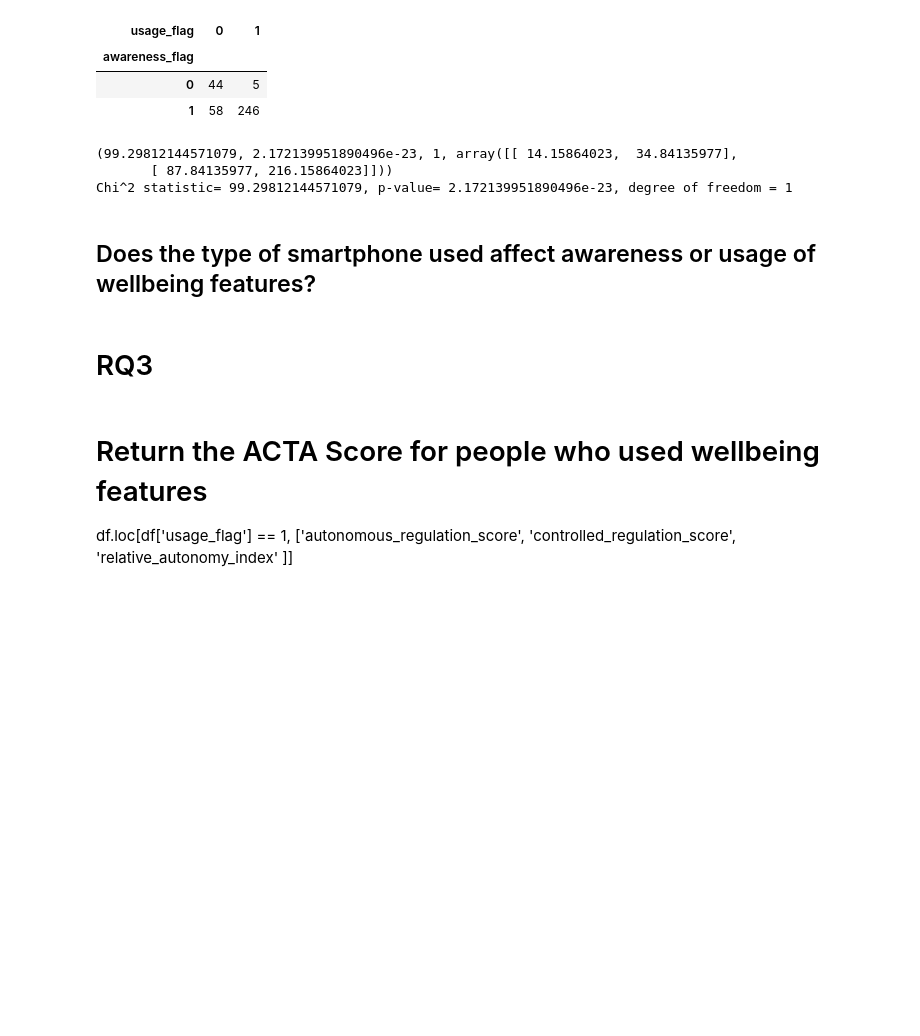
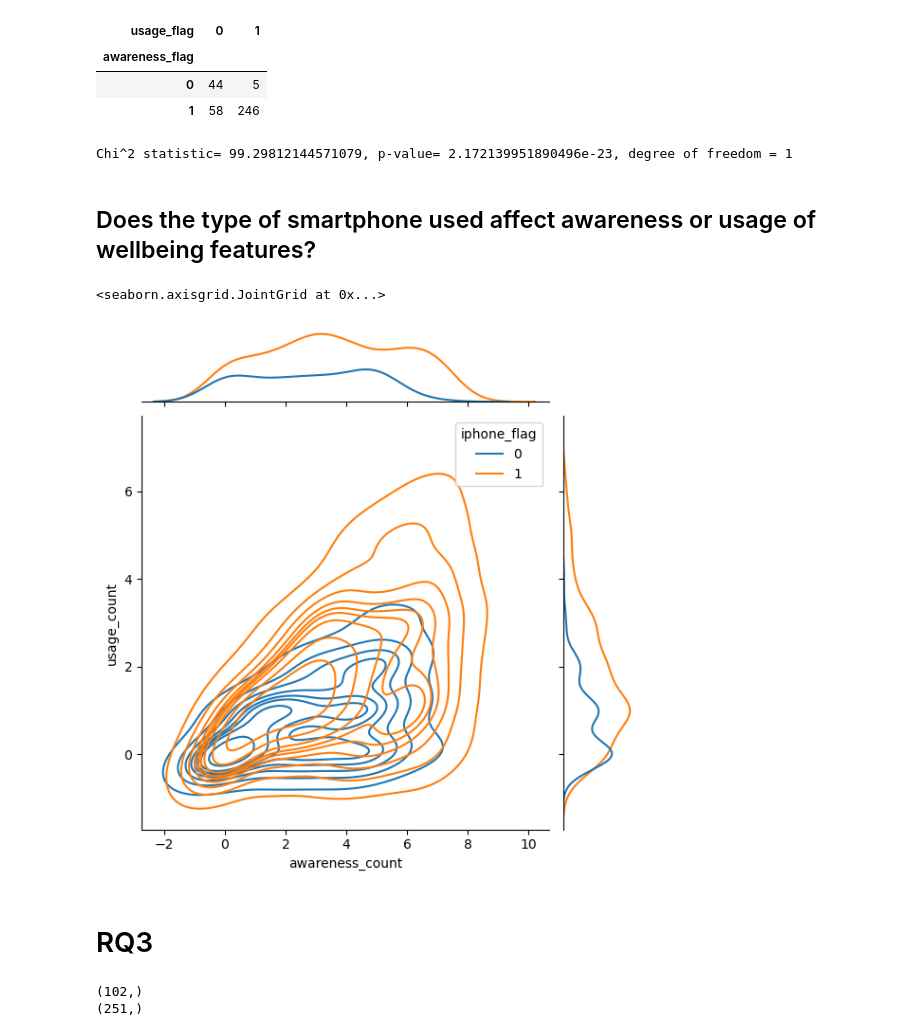
Before and after one commit to smc395/smartphone-wellbeing-study, a Jupyter notebook: analysis.ipynb, the cells around one changed output. Drawn from its saved outputs; the diff is of its cells as text; code cells hidden in the pictures; blank space fills up the shorter version.

Commit message:
Worknig on RQ3. Need to figure out how to handle  different sample sizes and comparing the significance of means

```diff
--- a/analysis.ipynb
+++ b/analysis.ipynb
@@ -661,18 +666,28 @@ awareness_usage_ct
 
 # Use Chi-square test of independence
 au_chi2 = stats.chi2_contingency(awareness_usage_ct)
-print(au_chi2)
 print(f'Chi^2 statistic= {au_chi2[0]}, p-value= {au_chi2[1]}, degree of freedom = {au_chi2[2]}')
 
+# Chi-square distribution table https://www.scribbr.com/statistics/chi-square-distribution-table/
+# Right-tailed chi-square critical value for 1 df and 0.05 p-value is 3.841
+# 99.298121 > 3.841
 # We can accept the alternative hypothesis that awareness of features and usage are related
 # %% [output]
-(99.29812144571079, 2.172139951890496e-23, 1, array([[ 14.15864023,  34.84135977],
-       [ 87.84135977, 216.15864023]]))
 Chi^2 statistic= 99.29812144571079, p-value= 2.172139951890496e-23, degree of freedom = 1
 # %% [markdown]
 ## Does the type of smartphone used affect awareness or usage of wellbeing features?
+# %%
+sns.jointplot(data=no_phone_pnta_df, x='awareness_count', y='usage_count', hue='iphone_flag', kind='kde')
+# The awarenss of features is variable, but the usage of wellbeing is centralized to two or less for android and iphone
+# The distribution of iphone awareness and usage is greater than android. So what? iPhone users
+# %% [output]
+<seaborn.axisgrid.JointGrid at 0x...>
+[figure, added]
 # %% [markdown]
 # RQ3
-# %% [markdown]
-# Return the ACTA Score for people who used wellbeing features
-df.loc[df['usage_flag'] == 1, ['autonomous_regulation_score', 'controlled_regulation_score', 'relative_autonomy_index' ]]
+# %%
+print(df[df['usage_flag'] == 0]['autonomy_avgscore'].shape)
+print(df[df['usage_flag'] == 1]['autonomy_avgscore'].shape)
+# %% [output]
+(102,)
+(251,)
```
Also changed, not shown: parts of 15 cells of this notebook.
